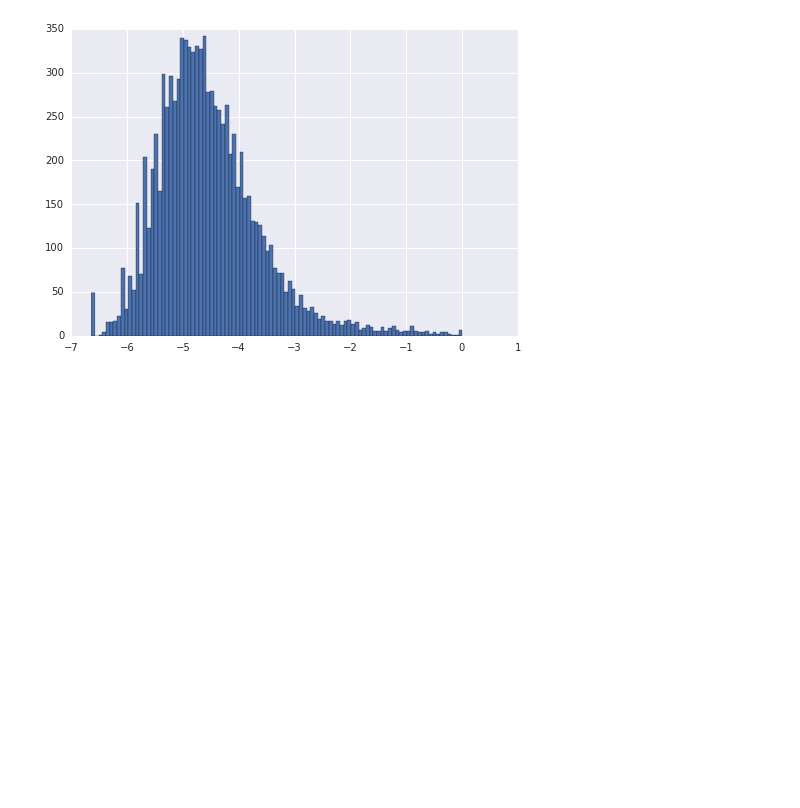
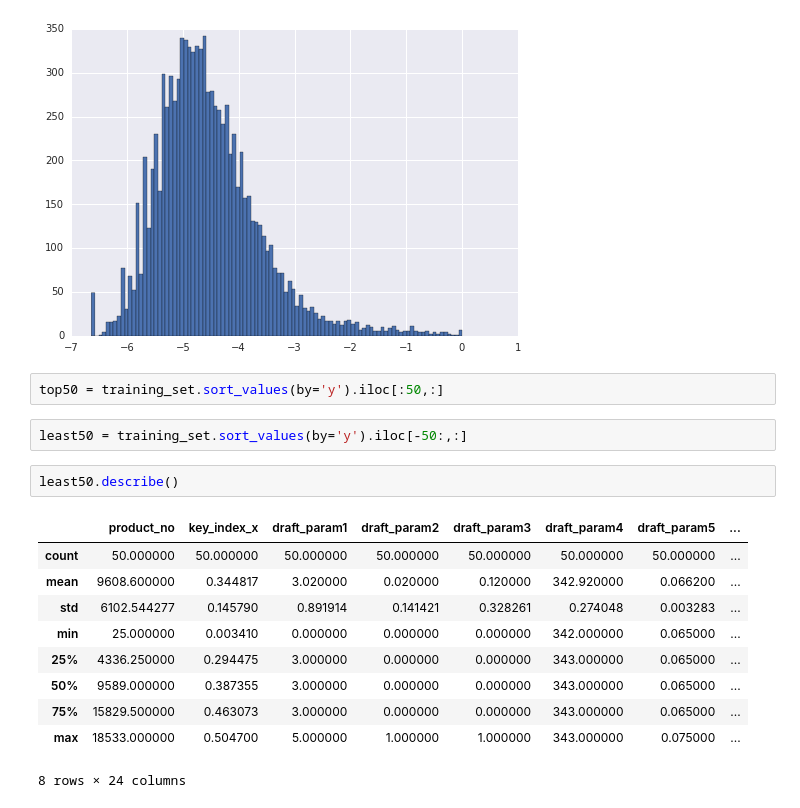
Before and after one commit to mofhu/tianchi-production-QC, a Jupyter notebook: read-csv.ipynb, the cells around one changed output. Drawn from its saved outputs; the diff is of its cells as text; blank space fills up the shorter version.

```diff
--- a/read-csv.ipynb
+++ b/read-csv.ipynb
@@ -297,3 +297,20 @@ np.log2(1.01 - draft_data.key_index).hist(bins=100)
 # %% [output]
 <matplotlib.axes._subplots.AxesSubplot at 0x...>
 [figure]
+# %%
+top50 = training_set.sort_values(by='y').iloc[:50,:]
+# %%
+least50 = training_set.sort_values(by='y').iloc[-50:,:]
+# %%
+least50.describe()
+# %% [output]
+|  | product_no | key_index_x | draft_param1 | draft_param2 | draft_param3 | draft_param4 | draft_param5 | ... |
+| count | 50.000000 | 50.000000 | 50.000000 | 50.000000 | 50.000000 | 50.000000 | 50.000000 | ... |
+| mean | 9608.600000 | 0.344817 | 3.020000 | 0.020000 | 0.120000 | 342.920000 | 0.066200 | ... |
+| std | 6102.544277 | 0.145790 | 0.891914 | 0.141421 | 0.328261 | 0.274048 | 0.003283 | ... |
+| min | 25.000000 | 0.003410 | 0.000000 | 0.000000 | 0.000000 | 342.000000 | 0.065000 | ... |
+| 25% | 4336.250000 | 0.294475 | 3.000000 | 0.000000 | 0.000000 | 343.000000 | 0.065000 | ... |
+| 50% | 9589.000000 | 0.387355 | 3.000000 | 0.000000 | 0.000000 | 343.000000 | 0.065000 | ... |
+| 75% | 15829.500000 | 0.463073 | 3.000000 | 0.000000 | 0.000000 | 343.000000 | 0.065000 | ... |
+| max | 18533.000000 | 0.504700 | 5.000000 | 1.000000 | 1.000000 | 343.000000 | 0.075000 | ... |
+8 rows × 24 columns
```
Also changed, not shown: parts of 7 cells of this notebook, 4 other files.
